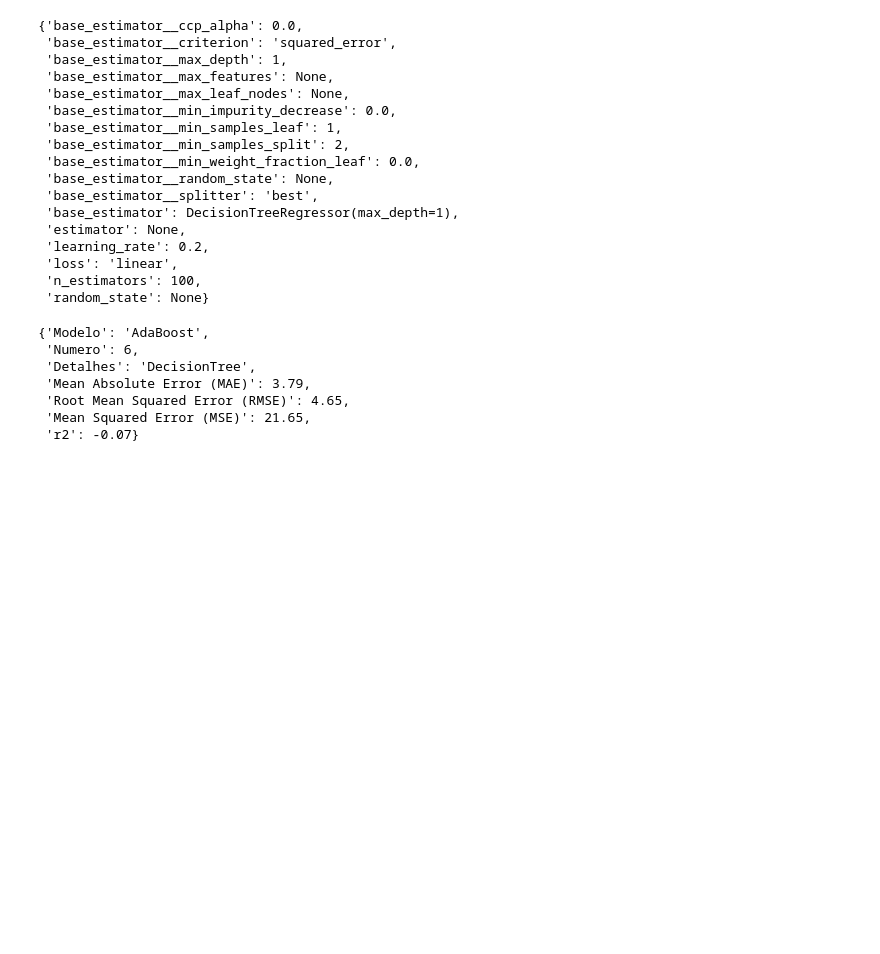
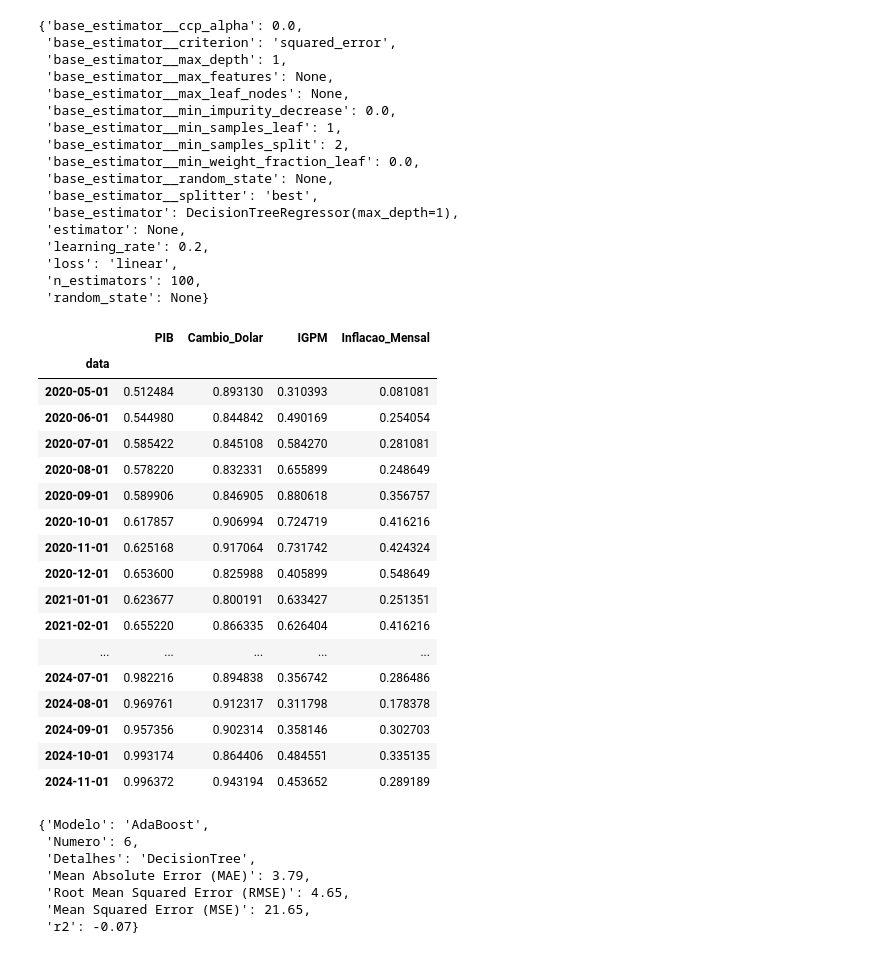
Before and after one commit to alyssonmontovanelli/Previsao_Juros_BACEN_IA, a Jupyter notebook: modelagem/modelagem_Normalizado.ipynb, the cells around one changed output. Saved outputs shown, nothing was run; the diff lists cells and outputs as text; code cells hidden in the pictures; blank space fills up the shorter version.

```diff
--- a/modelagem/modelagem_Normalizado.ipynb
+++ b/modelagem/modelagem_Normalizado.ipynb
@@ -384,6 +413,27 @@ modelo_v6_adaBoost.get_params()
  'random_state': None}
 # %%
 previsoes_v6_adaBoost = modelo_v6_adaBoost.predict(X_test)
+# %%
+X_test
+# %% [output]
+|  | PIB | Cambio_Dolar | IGPM | Inflacao_Mensal |
+| data |  |  |  |  |
+| 2020-05-01 | 0.512484 | 0.893130 | 0.310393 | 0.081081 |
+| 2020-06-01 | 0.544980 | 0.844842 | 0.490169 | 0.254054 |
+| 2020-07-01 | 0.585422 | 0.845108 | 0.584270 | 0.281081 |
+| 2020-08-01 | 0.578220 | 0.832331 | 0.655899 | 0.248649 |
+| 2020-09-01 | 0.589906 | 0.846905 | 0.880618 | 0.356757 |
+| 2020-10-01 | 0.617857 | 0.906994 | 0.724719 | 0.416216 |
+| 2020-11-01 | 0.625168 | 0.917064 | 0.731742 | 0.424324 |
+| 2020-12-01 | 0.653600 | 0.825988 | 0.405899 | 0.548649 |
+| 2021-01-01 | 0.623677 | 0.800191 | 0.633427 | 0.251351 |
+| 2021-02-01 | 0.655220 | 0.866335 | 0.626404 | 0.416216 |
+| ... | ... | ... | ... | ... |
+| 2024-07-01 | 0.982216 | 0.894838 | 0.356742 | 0.286486 |
+| 2024-08-01 | 0.969761 | 0.912317 | 0.311798 | 0.178378 |
+| 2024-09-01 | 0.957356 | 0.902314 | 0.358146 | 0.302703 |
+| 2024-10-01 | 0.993174 | 0.864406 | 0.484551 | 0.335135 |
+| 2024-11-01 | 0.996372 | 0.943194 | 0.453652 | 0.289189 |
 # %%
 modelo_v6_adaBoost_metricas = {
    "Modelo": "AdaBoost",
```
Also changed, not shown: parts of 10 cells of this notebook, 4 other files.
